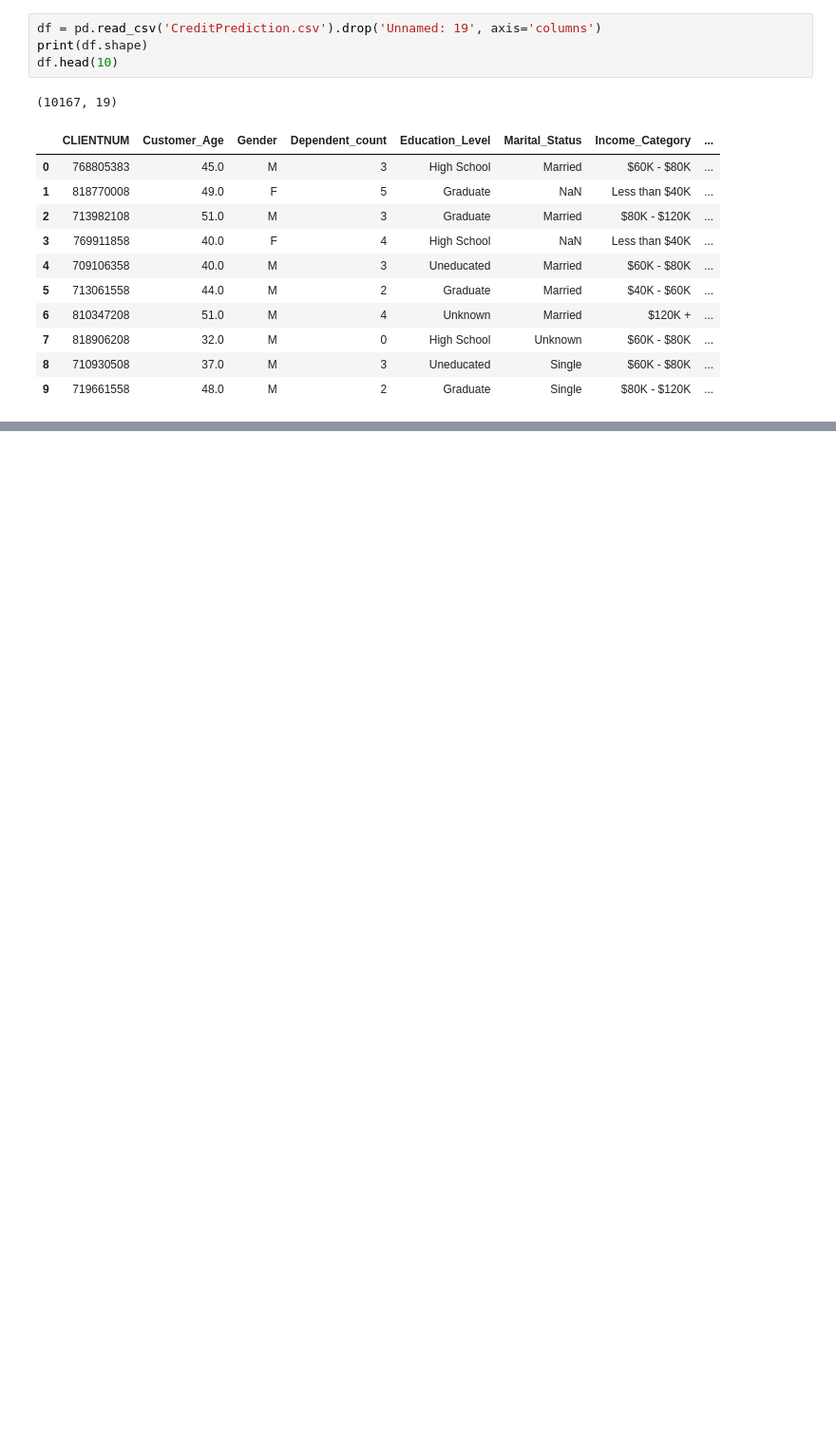
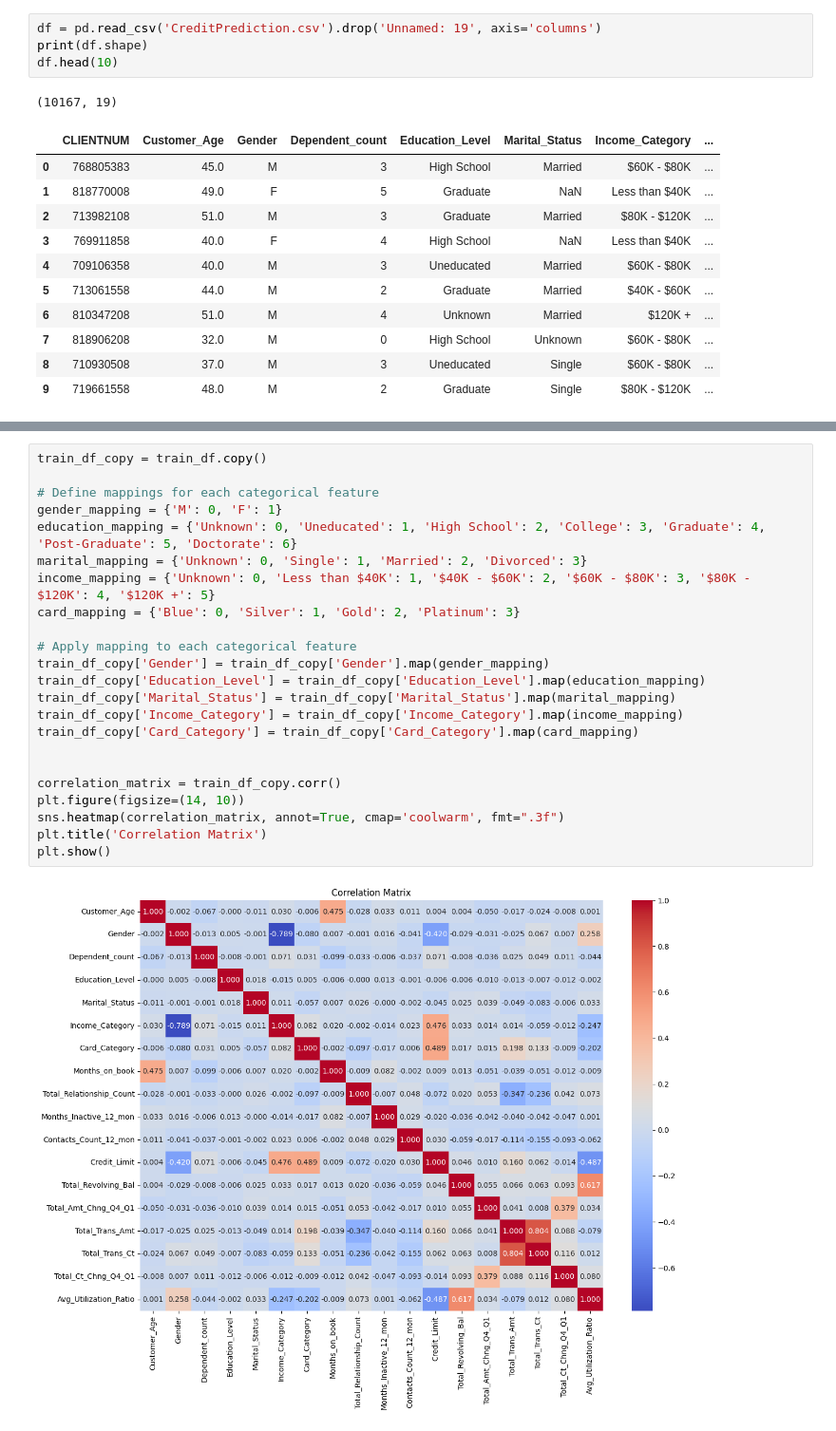
Before and after one commit to SheidaAbedpour/Regression-Credit-Limit-Prediction, a Jupyter notebook: main.ipynb, the cells around one changed output, grey strips where cells are left out. Shown: that part at 95% size. Cells and saved outputs as stored; diff of their text form; blank space fills up the shorter version.

```diff
--- a/main.ipynb
+++ b/main.ipynb
@@ -77,0 +166,25 @@ df.head(5)
+# %%
+train_df_copy = train_df.copy()
+
+# Define mappings for each categorical feature
+gender_mapping = {'M': 0, 'F': 1}
+education_mapping = {'Unknown': 0, 'Uneducated': 1, 'High School': 2, 'College': 3, 'Graduate': 4, 'Post-Graduate': 5, 'Doctorate': 6}
+marital_mapping = {'Unknown': 0, 'Single': 1, 'Married': 2, 'Divorced': 3}
+income_mapping = {'Unknown': 0, 'Less than $40K': 1, '$40K - $60K': 2, '$60K - $80K': 3, '$80K - $120K': 4, '$120K +': 5}
+card_mapping = {'Blue': 0, 'Silver': 1, 'Gold': 2, 'Platinum': 3}
+
+# Apply mapping to each categorical feature
+train_df_copy['Gender'] = train_df_copy['Gender'].map(gender_mapping)
+train_df_copy['Education_Level'] = train_df_copy['Education_Level'].map(education_mapping)
+train_df_copy['Marital_Status'] = train_df_copy['Marital_Status'].map(marital_mapping)
+train_df_copy['Income_Category'] = train_df_copy['Income_Category'].map(income_mapping)
+train_df_copy['Card_Category'] = train_df_copy['Card_Category'].map(card_mapping)
+
+
+correlation_matrix = train_df_copy.corr()
+plt.figure(figsize=(14, 10))
+sns.heatmap(correlation_matrix, annot=True, cmap='coolwarm', fmt=".3f")
+plt.title('Correlation Matrix')
+plt.show()
+# %% [output]
+[figure, added]
```
Also changed, not shown: parts of 22 cells of this notebook.
